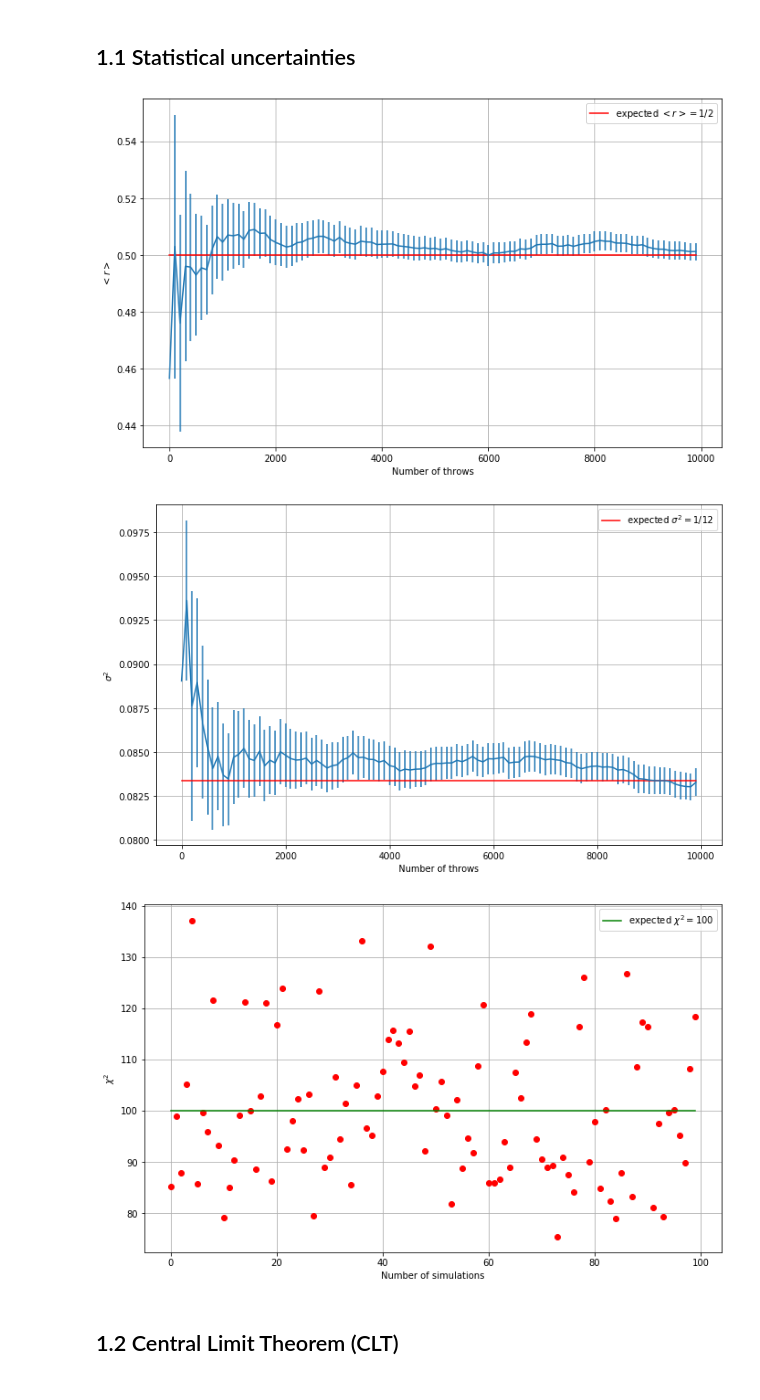
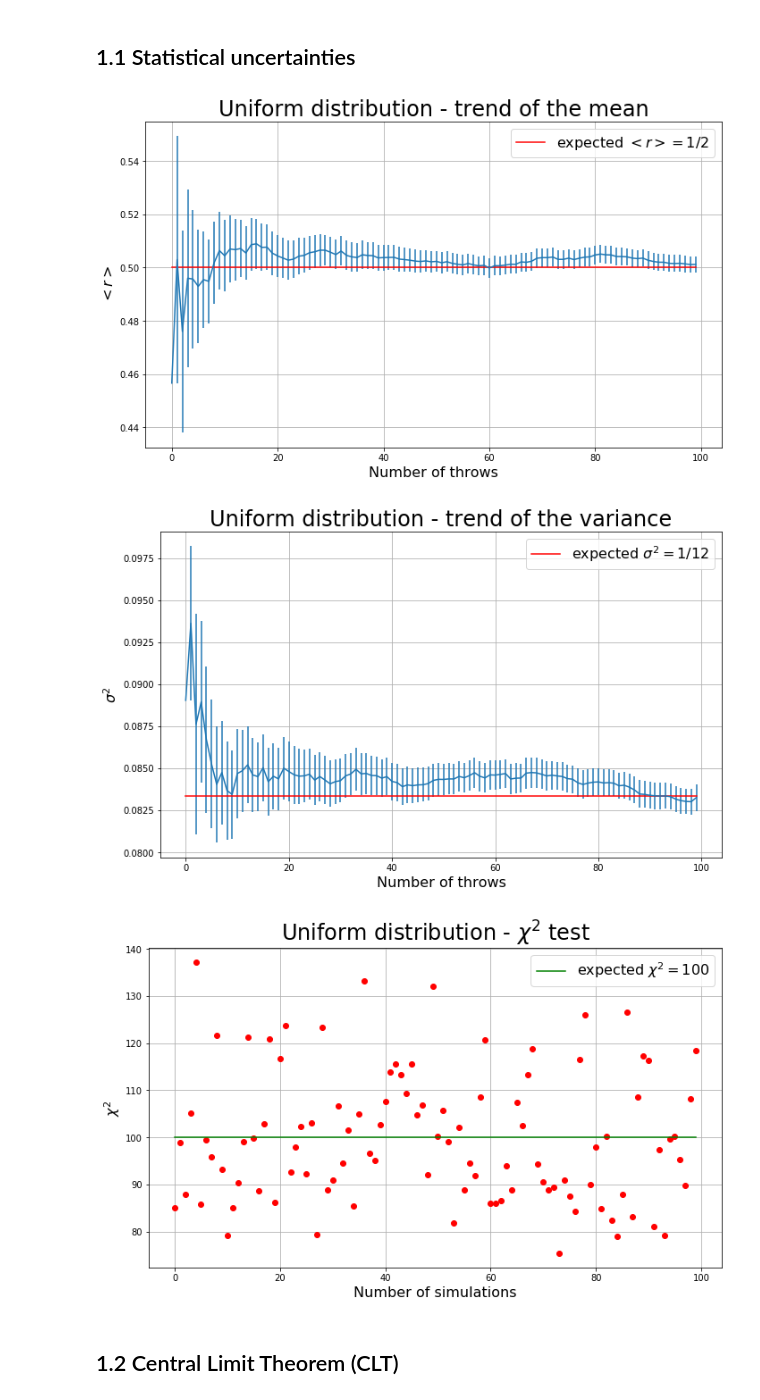
Before and after one commit to simonecodispoti/LSN_Exercises, a Jupyter notebook: excercise_1/Exercise1.ipynb, the cells around one changed output. Saved outputs shown, nothing was run; the diff lists cells and outputs as text; code cells hidden in the pictures.

```diff
--- a/excercise_1/Exercise1.ipynb
+++ b/excercise_1/Exercise1.ipynb
@@ -7,80 +7,74 @@ import matplotlib
 import matplotlib.pyplot as plt
 import numpy as np
 
-n_step = 10000       #numero di step Montecarlo
+#si sono usate n_step = 10000 estrazioni per blocco
+
 n_cell = 100         #numero di Blocchi
-l = n_step/n_cell    #lunghezza dei blocchi
 
 file1 = open("Mean.txt")
-Means = file1.read().splitlines()
+Means = [float(i) for i in file1.read().splitlines()]
 file1.close()
 
-Means = [float(i) for i in Means]
-
 file2 = open("Mean_error.txt")
-Errors = file2.read().splitlines()
+Errors = [float(i) for i in file2.read().splitlines()]
 file2.close()
 
-Errors = [float(i) for i in Errors]
+t = np.arange(n_cell)
 
-t = np.arange(n_cell)
-t = t*l
+expected = [0.5 for i in t]
 
-plt.figure(figsize=(7*0.5*(1+np.sqrt(5)),7))
-expected = [0.5 for i in t]
+TITLE_SIZE = 24
+LABEL_SIZE = 16
+
+plt.figure(figsize=(6*0.5*(1+np.sqrt(5)),6), constrained_layout=True)
 plt.errorbar(t, Means, yerr=Errors)
-plt.xlabel("Number of throws")
-plt.ylabel("$<r>$")
+plt.title("Uniform distribution - trend of the mean", fontsize=TITLE_SIZE)
+plt.xlabel("Number of throws", fontsize=LABEL_SIZE)
+plt.ylabel("$<r>$", fontsize=LABEL_SIZE)
 plt.plot(t, expected,'r',label="expected $<r>=1/2$")
+plt.legend(fontsize=LABEL_SIZE)
 plt.grid(True)
-plt.legend()
-plt.show()
 # %% [output]
-[figure, old version]
+[figure, new version]
 # %%
 file1 = open("Var.txt")
-Means = file1.read().splitlines()
+Means = [float(i) for i in file1.read().splitlines()]
 file1.close()
 
-Means = [float(i) for i in Means]
-
 file2 = open("Var_error.txt")
-Errors = file2.read().splitlines()
+Errors = [float(i) for i in file2.read().splitlines()]
 file2.close()
 
-Errors = [float(i) for i in Errors]
+expected = [1/12 for i in t]
 
-plt.figure(figsize=(7*0.5*(1+np.sqrt(5)),7))
-expected = [1/12 for i in t]
+plt.figure(figsize=(6*0.5*(1+np.sqrt(5)),6), constrained_layout=True)
 plt.errorbar(t, Means, yerr=Errors)
-plt.xlabel("Number of throws")
-plt.ylabel("$\sigma^2$")
-plt.plot(t, expected,'r',label="expected $\sigma^2 = 1/12$")
+plt.title("Uniform distribution - trend of the variance", fontsize=TITLE_SIZE)
+plt.xlabel("Number of throws", fontsize=LABEL_SIZE)
+plt.ylabel("$\sigma^2$", fontsize=LABEL_SIZE)
+plt.plot(t, expected, 'r', label="expected $\sigma^2 = 1/12$")
+plt.legend(fontsize=LABEL_SIZE)
 plt.grid(True)
-plt.legend()
-plt.show()
 # %% [output]
-[figure, old version]
+[figure, new version]
 # %%
 file = open("Chi2.txt")
-Chi2 = file.read().splitlines()
+Chi2 = [float(i) for i in file.read().splitlines()]
 file.close()
-
-Chi2 = [float(i) for i in Chi2]
 
 x = [int(i) for i in range(n_cell)]
 
 expected = [100 for i in x]
 
-plt.figure(figsize=(7*0.5*(1+np.sqrt(5)),7))
-plt.plot(x, Chi2,"ro")
-plt.xlabel("Number of simulations")
-plt.ylabel("$\chi^2$")
-plt.plot(x, expected,'g',label="expected $\chi^2 = 100$")
+plt.figure(figsize=(6*0.5*(1+np.sqrt(5)),6), constrained_layout=True)
+plt.plot(x, Chi2, "ro")
+plt.title("Uniform distribution - $\chi^2$ test", fontsize=TITLE_SIZE)
+plt.xlabel("Number of simulations", fontsize=LABEL_SIZE)
+plt.ylabel("$\chi^2$", fontsize=LABEL_SIZE)
+plt.plot(x, expected, 'g', label="expected $\chi^2 = 100$")
+plt.legend(fontsize=LABEL_SIZE)
 plt.grid(True)
-plt.legend()
-plt.show()
 # %% [output]
-[figure, old version]
+[figure, new version]
 # %% [markdown]
 ## 1.2 Central Limit Theorem (CLT)
```
Also changed, not shown: parts of 4 cells of this notebook, 26 other files.
